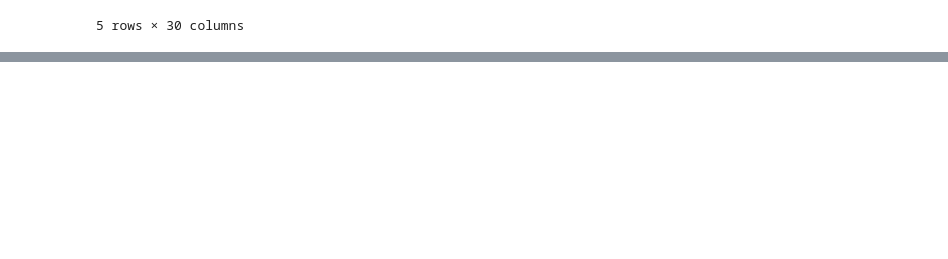
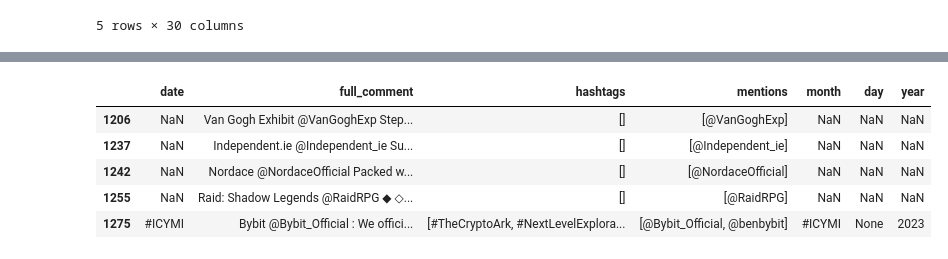
Before and after one commit to lcroash/MSC_SEM1_CA2, a Jupyter notebook: CA2.ipynb, the cells around one changed output, grey strips where cells are left out. Drawn from its saved outputs; the diff is of its cells as text; code cells hidden in the pictures; blank space fills up the shorter version.

```diff
--- a/CA2.ipynb
+++ b/CA2.ipynb
@@ -1707,0 +1791,9 @@ NameError: name 're' is not defined
+# %%
+df_twitter_text.query('day.isnull()').head()
+# %% [output]
+|  | date | full_comment | hashtags | mentions | month | day | year |
+| 1206 | NaN | Van Gogh Exhibit @VanGoghExp Step... | [] | [@VanGoghExp] | NaN | NaN | NaN |
+| 1237 | NaN | Independent.ie @Independent_ie Su... | [] | [@Independent_ie] | NaN | NaN | NaN |
+| 1242 | NaN | Nordace @NordaceOfficial Packed w... | [] | [@NordaceOfficial] | NaN | NaN | NaN |
+| 1255 | NaN | Raid: Shadow Legends @RaidRPG ◆ ◇... | [] | [@RaidRPG] | NaN | NaN | NaN |
+| 1275 | #ICYMI | Bybit @Bybit_Official : We offici... | [#TheCryptoArk, #NextLevelExplora... | [@Bybit_Official, @benbybit] | #ICYMI | None | 2023 |
```
Also changed, not shown: parts of 29 cells of this notebook.
